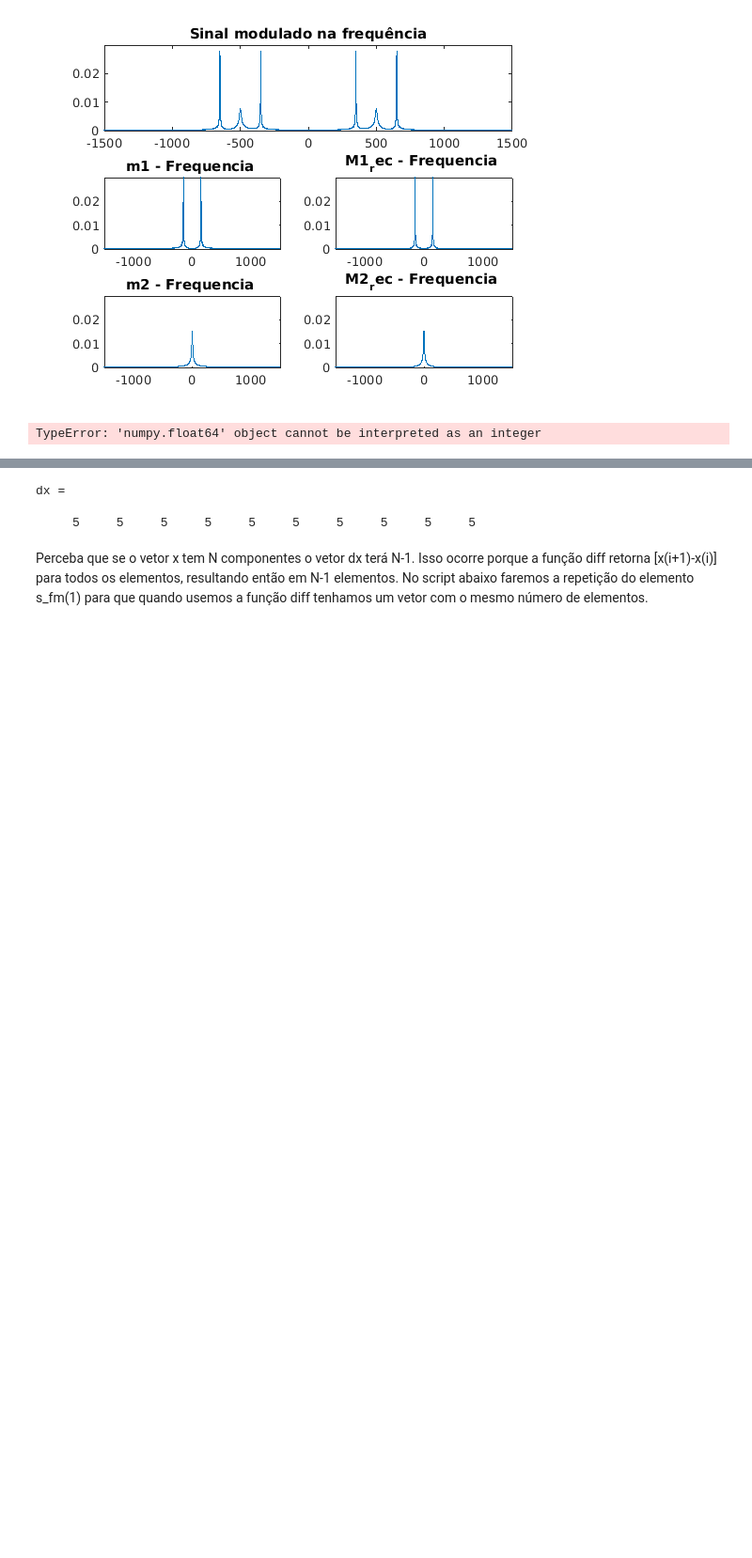
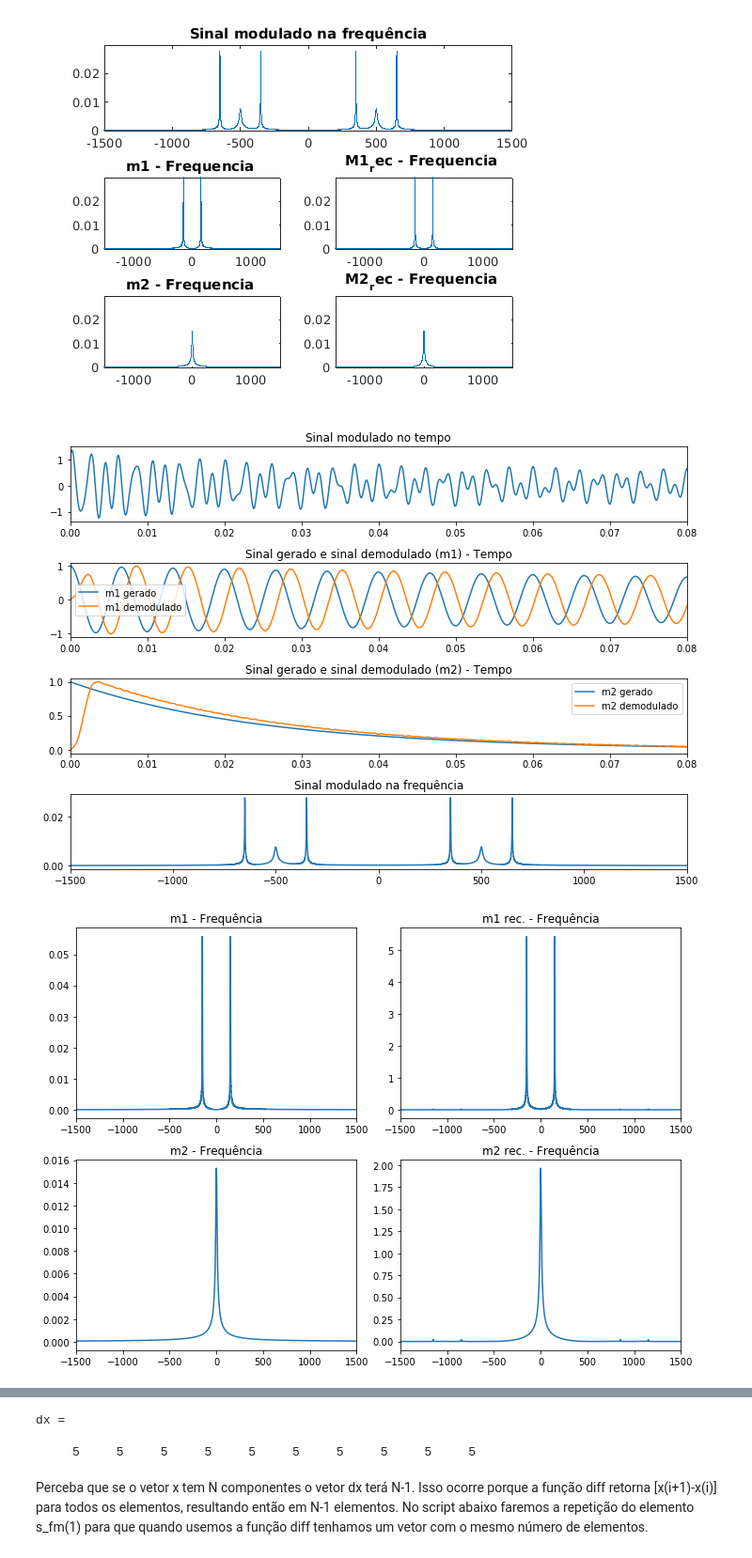
Before and after one commit to josemcast/DCO2004_LabPSC, a Jupyter notebook: h05.ipynb, the cells around one changed output, grey strips where cells are left out. Shown at 94% size. Saved outputs shown, nothing was run; the diff lists cells and outputs as text; code cells hidden in the pictures; blank space fills up the shorter version.

```diff
--- a/h05.ipynb
+++ b/h05.ipynb
@@ -1085,10 +1090,10 @@ from spectrum.window import Window #módulo para gerar a janela hamming
 h = Window(40, name= 'hamming')
 
 lfft = len(t)       # FFT com o mesmo comprimento do sinal (t , m1_t e m2_t)
-lfft = 2**np.ceil(np.log2(lfft)+1)
+lfft = int(2**np.ceil(np.log2(lfft)+1))
 freqm = np.arange(-fs/2,fs/2,fs/lfft)
-M1 = ff.fftshift(ff.fft(m1_t,lfft)/np.sqrt(lfft))                     # Sinal m1_t na frequência
-M2 = ff.fftshift(ff.fft(m2_t,lfft)/np.sqrt(lfft))                      # Sinal m2_t na frequência
+M1 = ff.fftshift(ff.fft(m1_t,lfft))/lfft                     # Sinal m1_t na frequência
+M2 = ff.fftshift(ff.fft(m2_t,lfft))/lfft                      # Sinal m2_t na frequência
 
 # Modulação QAM
 # Modulação - Soma de duas DSB-SC ortogonais
@@ -1138,34 +1143,35 @@ plt.title("Sinal modulado na frequência")
 plt.plot(freqm,np.abs(X_QAM))
 plt.xlim([-1500,1500])
 
 plt.tight_layout()
 plt.show()
 
 plt.figure(2,[10,7])
 plt.subplot(221)
 plt.title("m1 - Frequência")
 plt.plot(freqm,np.abs(M1))
 plt.xlim([-1500,1500])
 
 plt.subplot(222)
 plt.title("m1 rec. - Frequência")
 plt.plot(freqm,np.abs(M1_rec))
 plt.xlim([-1500,1500])
 
 plt.subplot(223)
 plt.title("m2 - Frequência")
 plt.plot(freqm,np.abs(M2))
 plt.xlim([-1500,1500])
 
 plt.subplot(224)
 plt.title("m2 rec. - Frequência")
 plt.plot(freqm,np.abs(M2_rec))
 plt.xlim([-1500,1500])
 
 plt.tight_layout()
 plt.show()
 # %% [output]
-TypeError: 'numpy.float64' object cannot be interpreted as an integer
+[figure, added]
+[figure, added]
 # %% [markdown]
 ## Frequence Modulation
 Sinais FM variam sua frequência instantânea linearmente com o sinal $m(t)$ de froma que:
```
Also changed, not shown: parts of 7 cells of this notebook.
